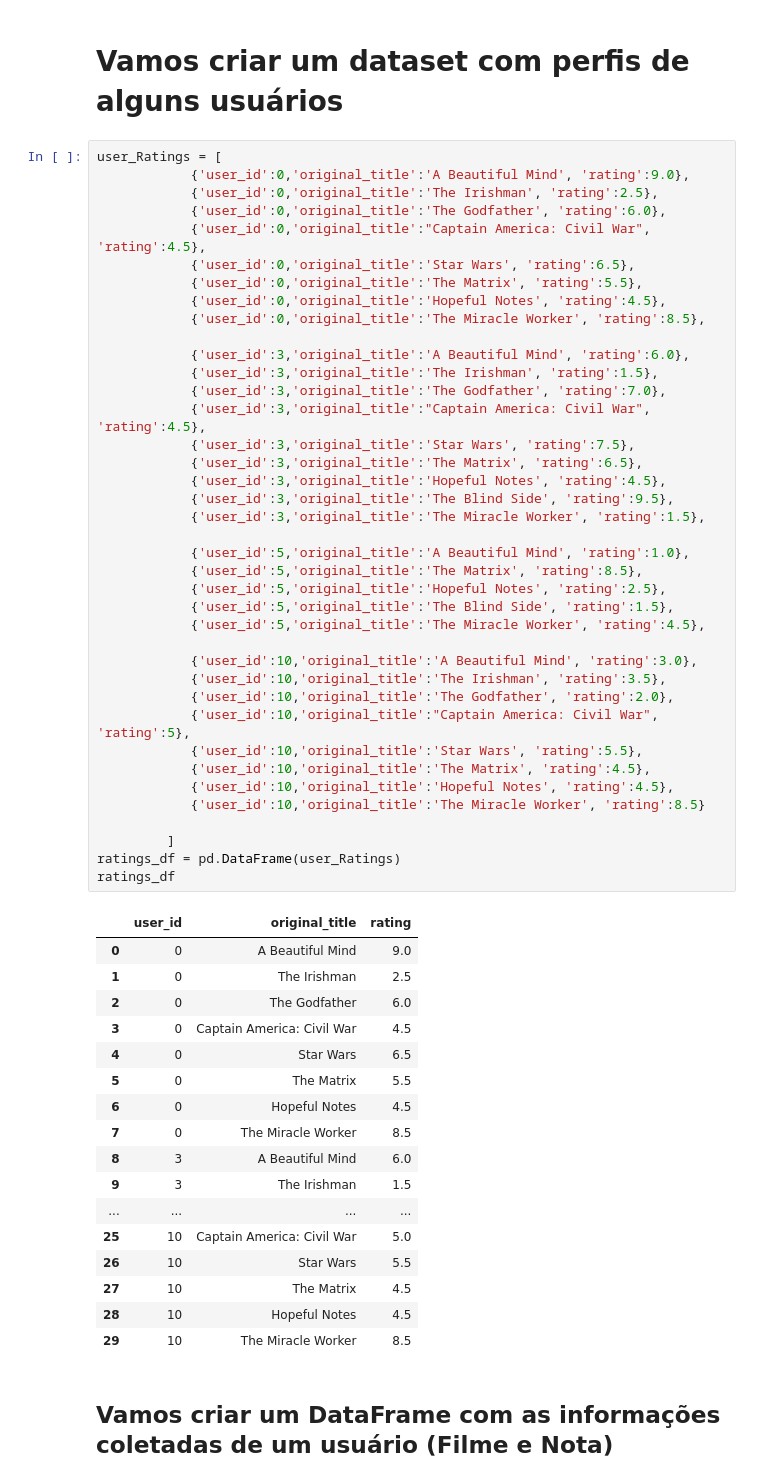
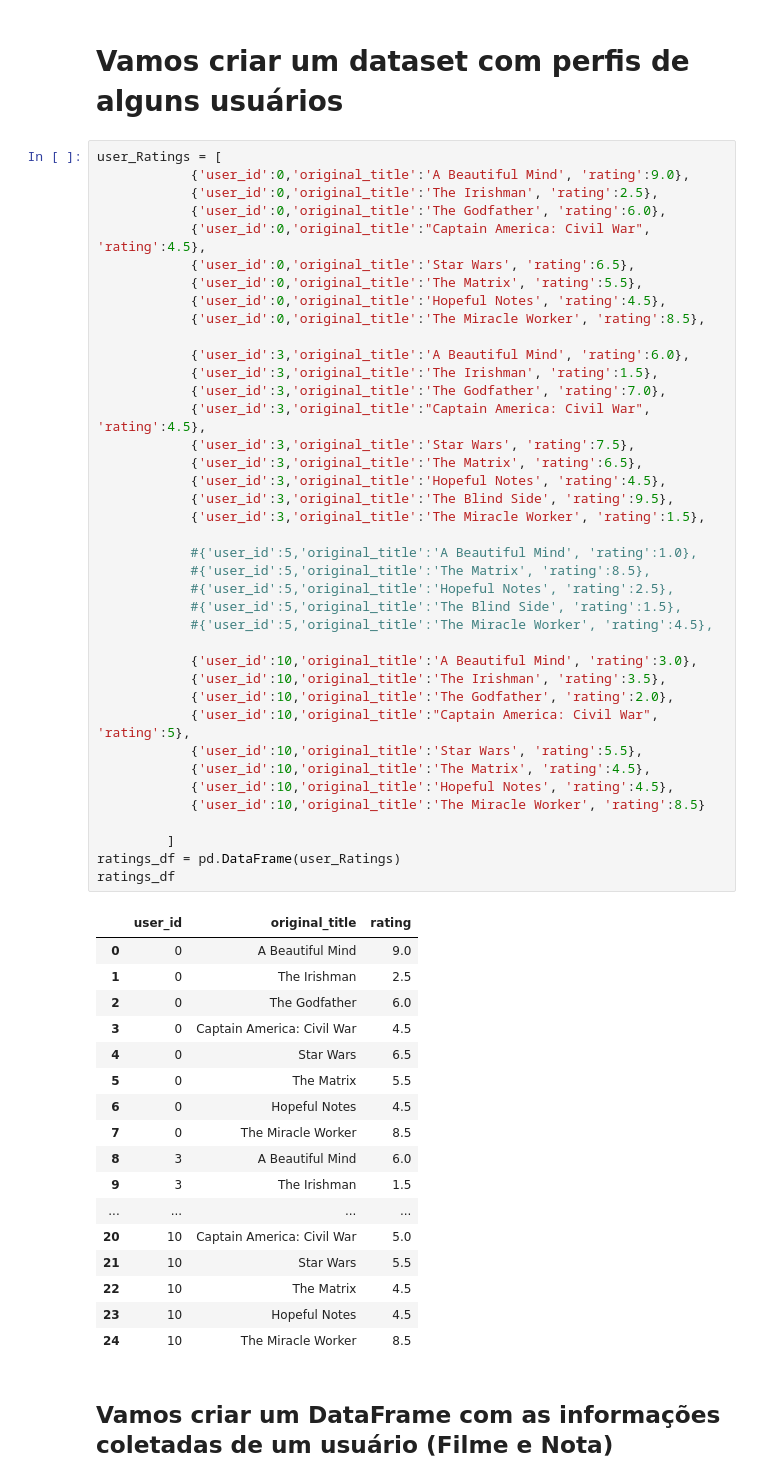
Before and after one commit to leodrivera/Leo_Notebooks, a Jupyter notebook: Semana9/Semana9(Collaborative_Filtering).ipynb, the cells around one changed output. Cells and saved outputs as stored; diff of their text form.

```diff
--- a/Semana9/Semana9(Collaborative_Filtering).ipynb
+++ b/Semana9/Semana9(Collaborative_Filtering).ipynb
@@ -176,43 +176,43 @@ user_Ratings = [
             {'user_id':3,'original_title':'Hopeful Notes', 'rating':4.5},
             {'user_id':3,'original_title':'The Blind Side', 'rating':9.5},
             {'user_id':3,'original_title':'The Miracle Worker', 'rating':1.5},
 
-            {'user_id':5,'original_title':'A Beautiful Mind', 'rating':1.0},
-            {'user_id':5,'original_title':'The Matrix', 'rating':8.5},
-            {'user_id':5,'original_title':'Hopeful Notes', 'rating':2.5},
-            {'user_id':5,'original_title':'The Blind Side', 'rating':1.5},
-            {'user_id':5,'original_title':'The Miracle Worker', 'rating':4.5},
+            #{'user_id':5,'original_title':'A Beautiful Mind', 'rating':1.0},
+            #{'user_id':5,'original_title':'The Matrix', 'rating':8.5},
+            #{'user_id':5,'original_title':'Hopeful Notes', 'rating':2.5},
+            #{'user_id':5,'original_title':'The Blind Side', 'rating':1.5},
+            #{'user_id':5,'original_title':'The Miracle Worker', 'rating':4.5},
 
             {'user_id':10,'original_title':'A Beautiful Mind', 'rating':3.0},
             {'user_id':10,'original_title':'The Irishman', 'rating':3.5},
             {'user_id':10,'original_title':'The Godfather', 'rating':2.0},
             {'user_id':10,'original_title':"Captain America: Civil War", 'rating':5},
             {'user_id':10,'original_title':'Star Wars', 'rating':5.5},
             {'user_id':10,'original_title':'The Matrix', 'rating':4.5},
             {'user_id':10,'original_title':'Hopeful Notes', 'rating':4.5},
             {'user_id':10,'original_title':'The Miracle Worker', 'rating':8.5}
 
          ]
 ratings_df = pd.DataFrame(user_Ratings)
 ratings_df
 # %% [output]
 |  | user_id | original_title | rating |
 | 0 | 0 | A Beautiful Mind | 9.0 |
 | 1 | 0 | The Irishman | 2.5 |
 | 2 | 0 | The Godfather | 6.0 |
 | 3 | 0 | Captain America: Civil War | 4.5 |
 | 4 | 0 | Star Wars | 6.5 |
 | 5 | 0 | The Matrix | 5.5 |
 | 6 | 0 | Hopeful Notes | 4.5 |
 | 7 | 0 | The Miracle Worker | 8.5 |
 | 8 | 3 | A Beautiful Mind | 6.0 |
 | 9 | 3 | The Irishman | 1.5 |
 | ... | ... | ... | ... |
-| 25 | 10 | Captain America: Civil War | 5.0 |
-| 26 | 10 | Star Wars | 5.5 |
-| 27 | 10 | The Matrix | 4.5 |
-| 28 | 10 | Hopeful Notes | 4.5 |
-| 29 | 10 | The Miracle Worker | 8.5 |
+| 20 | 10 | Captain America: Civil War | 5.0 |
+| 21 | 10 | Star Wars | 5.5 |
+| 22 | 10 | The Matrix | 4.5 |
+| 23 | 10 | Hopeful Notes | 4.5 |
+| 24 | 10 | The Miracle Worker | 8.5 |
 # %% [markdown]
 ## Vamos criar um DataFrame com as informações coletadas de um usuário (Filme e Nota)
 # %%
```
Also changed, not shown: parts of 11 cells of this notebook.
